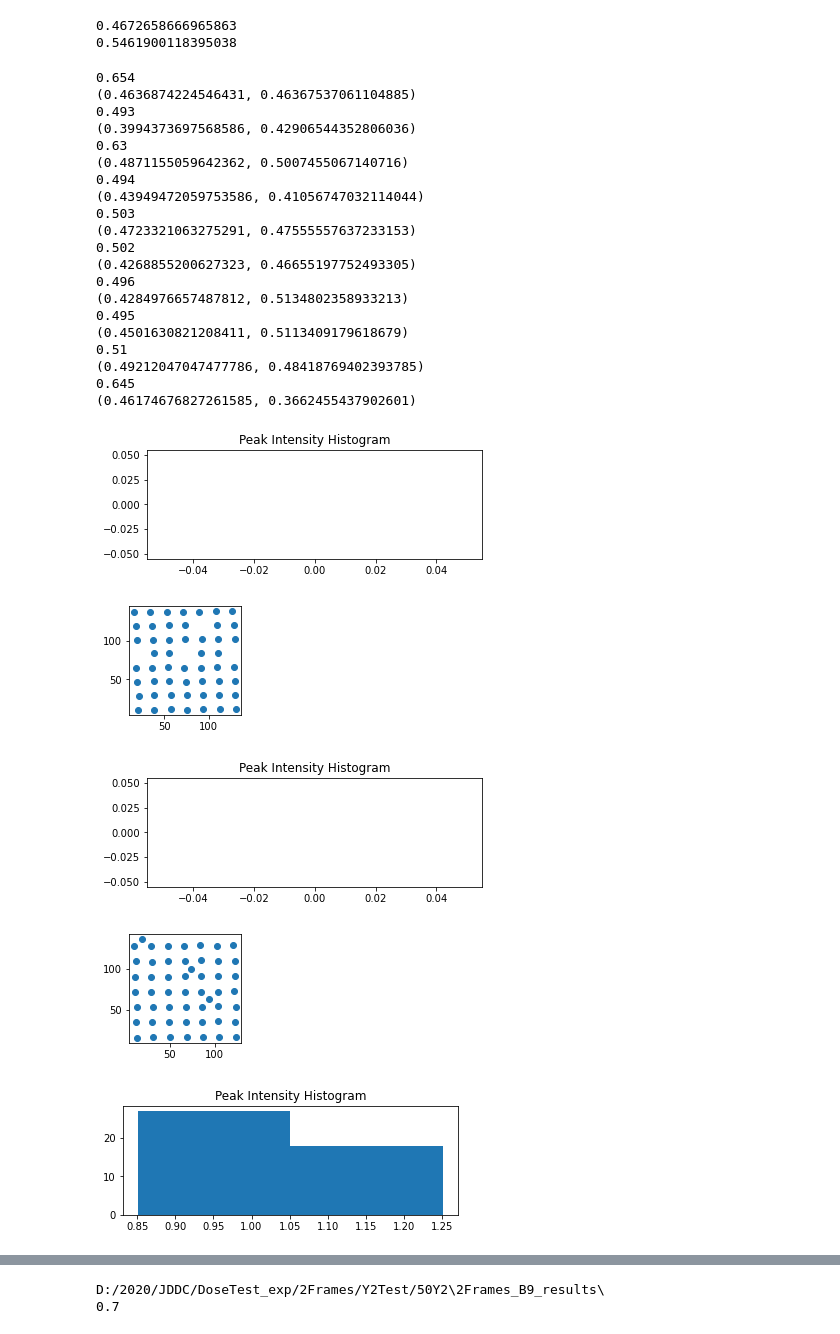
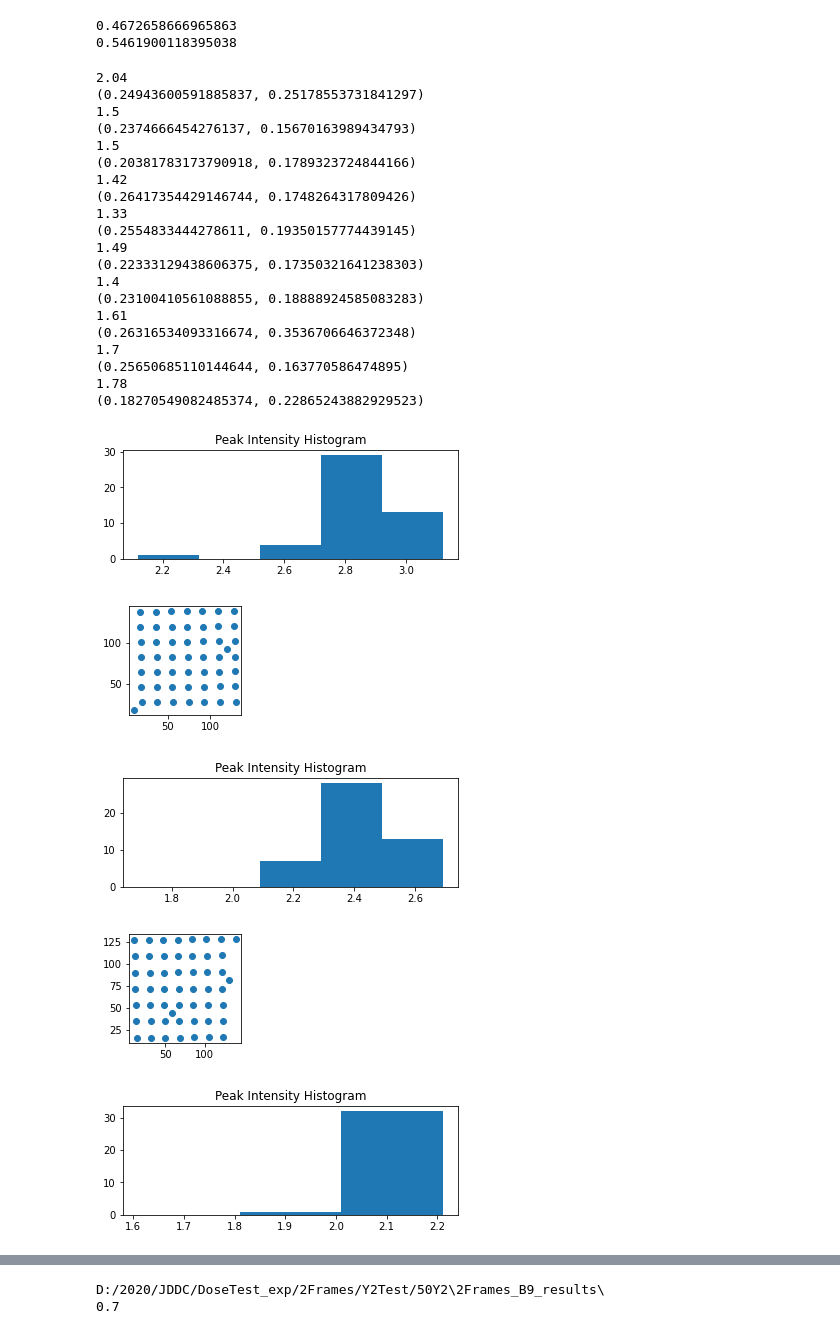
Before and after one commit to CY-Zhang/PyProcessingCodes, a Jupyter notebook: JDDC/DoseTest_exp.ipynb, the cells around one changed output, grey strips where cells are left out. Drawn from its saved outputs; the diff is of its cells as text; code cells hidden in the pictures.

Commit message:
Updated JDDC figures with test under new parameters

```diff
--- a/JDDC/DoseTest_exp.ipynb
+++ b/JDDC/DoseTest_exp.ipynb
@@ -45,45 +45,45 @@ print(prec_y_list.mean())
 0.4672658666965863
 0.5461900118395038
 # %%
-path = 'D:/2020/JDDC/DoseTest_exp/2Frames/'
-list_2 = glob.glob(path + '2Frames*results/')
+path = 'D:/2020/JDDC/DoseTest_exp/10Frames/'
+list_2 = glob.glob(path + '10Frames*results/')
 prec_x_list = np.zeros((len(list_2),1))
 prec_y_list = np.zeros((len(list_2),1))
 count = 0
 
 for j in range(len(list_2)):
     path_final = list_2[j]
     csvfile = path_final + 'bump-0_003-centers.csv'
     txtfile = path_final + 'bump-0_003.txt'
     prec = FindPrecision(csvfile, txtfile, 0.7, 18)
     print(prec)
     if ~isnan(prec).any():
         prec_x_list[j]=prec[0]
         prec_y_list[j]=prec[1]
 #     count = count + 1
 # %% [output]
-0.654
-(0.4636874224546431, 0.46367537061104885)
-0.493
-(0.3994373697568586, 0.42906544352806036)
-0.63
-(0.4871155059642362, 0.5007455067140716)
-0.494
-(0.43949472059753586, 0.41056747032114044)
-0.503
-(0.4723321063275291, 0.47555557637233153)
-0.502
-(0.4268855200627323, 0.46655197752493305)
-0.496
-(0.4284976657487812, 0.5134802358933213)
-0.495
-(0.4501630821208411, 0.5113409179618679)
-0.51
-(0.49212047047477786, 0.48418769402393785)
-0.645
-(0.46174676827261585, 0.3662455437902601)
+2.04
+(0.24943600591885837, 0.25178553731841297)
+1.5
+(0.2374666454276137, 0.15670163989434793)
+1.5
+(0.20381783173790918, 0.1789323724844166)
+1.42
+(0.26417354429146744, 0.1748264317809426)
+1.33
+(0.2554833444278611, 0.19350157774439145)
+1.49
+(0.22333129438606375, 0.17350321641238303)
+1.4
+(0.23100410561088855, 0.18888924585083283)
+1.61
+(0.26316534093316674, 0.3536706646372348)
+1.7
+(0.25650685110144644, 0.163770586474895)
+1.78
+(0.18270549082485374, 0.22865243882929523)
-[figure, old version]
+[figure, new version]
-[figure, old version]
+[figure, new version]
-[figure, old version]
+[figure, new version]
-[figure, old version]
+[figure, new version]
-[figure, old version]
+[figure, new version]
```
Also changed, not shown: parts of 7 cells of this notebook.
